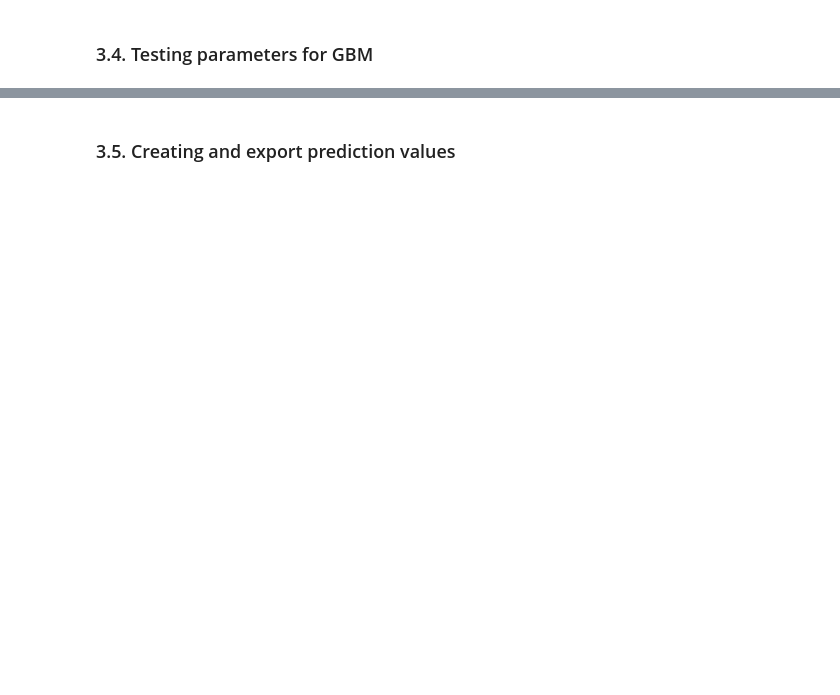
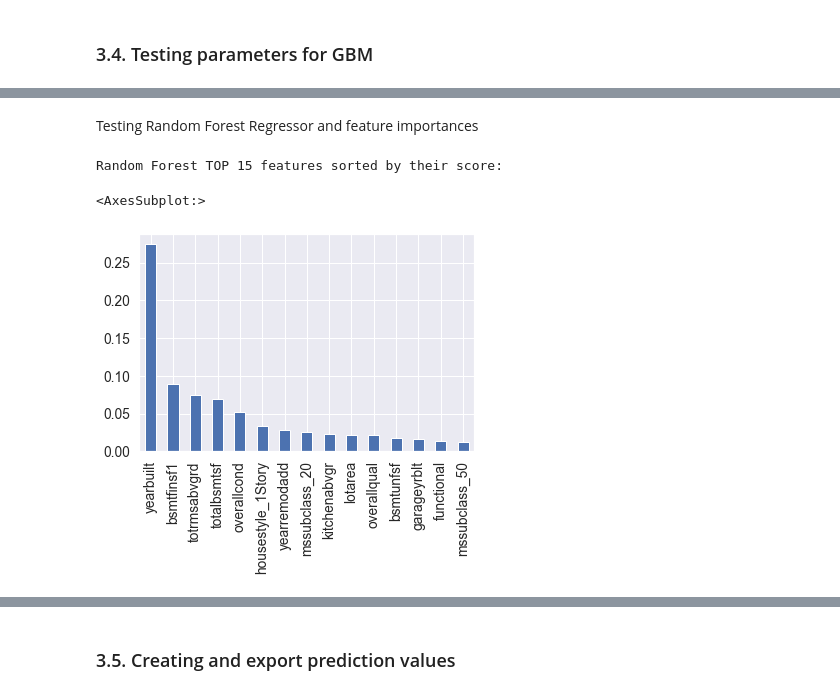
Before and after one commit to oscar-dif/ExamProject, a Jupyter notebook: house_prices.ipynb, the cells around one changed output, grey strips where cells are left out. Drawn from its saved outputs; the diff is of its cells as text; code cells hidden in the pictures; blank space fills up the shorter version.

```diff
--- a/house_prices.ipynb
+++ b/house_prices.ipynb
@@ -599,3 +604,20 @@ RMSE train: 0.1298090801468751
+# %% [markdown]
+Testing Random Forest Regressor and feature importances
+# %%
+RF = RandomForestRegressor()
+RF.fit(X_train, y_train)
+print("Random Forest TOP 15 features sorted by their score:")
+# UNCOMMENT to see the full list of Random Forest features coefficients
+#(sorted(zip(map(lambda x: round(x, 4), RF.feature_importances_), X.columns), reverse=True))
+
+sorted_rf_imp = pd.Series(RF.feature_importances_, X.columns)
+sorted_rf_imp = sorted_rf_imp.sort_values(ascending=False).head(15)
+fig, ax = plt.subplots()
+sorted_rf_imp.plot.bar(ax=ax)
+# %% [output]
+Random Forest TOP 15 features sorted by their score:
+<AxesSubplot:>
+[figure, added]
 # %%
 final_model = gb.set_params(**mod_gb.best_params_).fit(X_train,y_train)
 rmse_train = np.mean(np.sqrt(-cross_val_score(final_model, X_train, y_train, cv=5, scoring="neg_mean_squared_error")))
```
Also changed, not shown: parts of 14 cells of this notebook, 1 other file.
